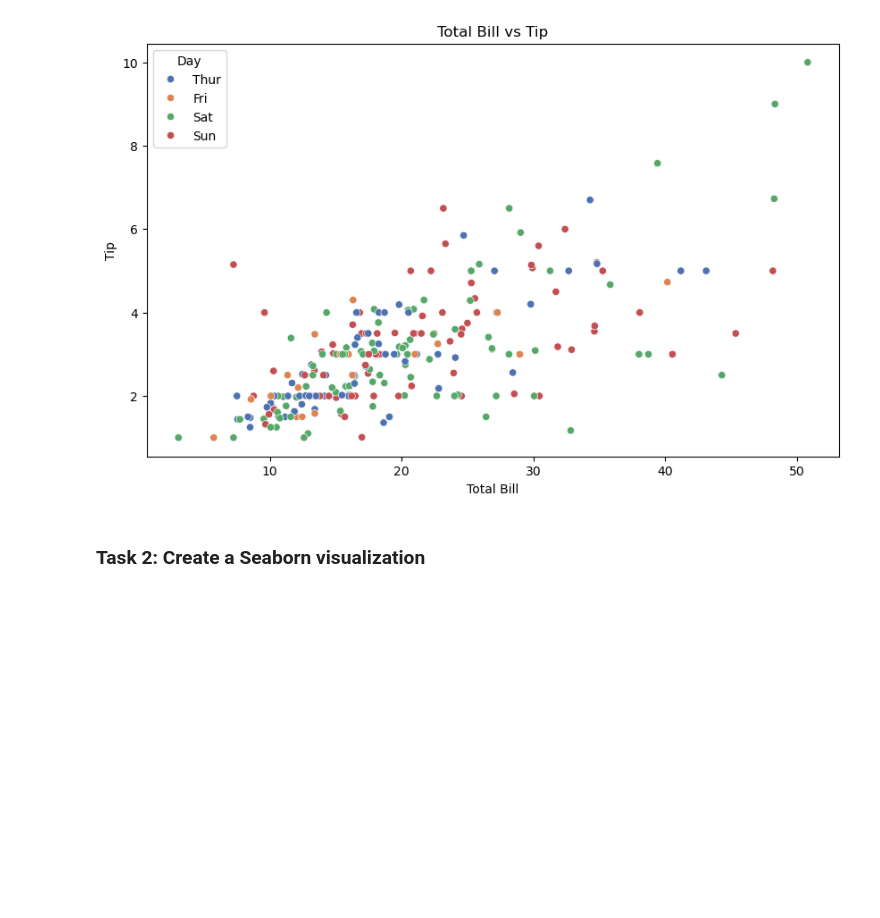
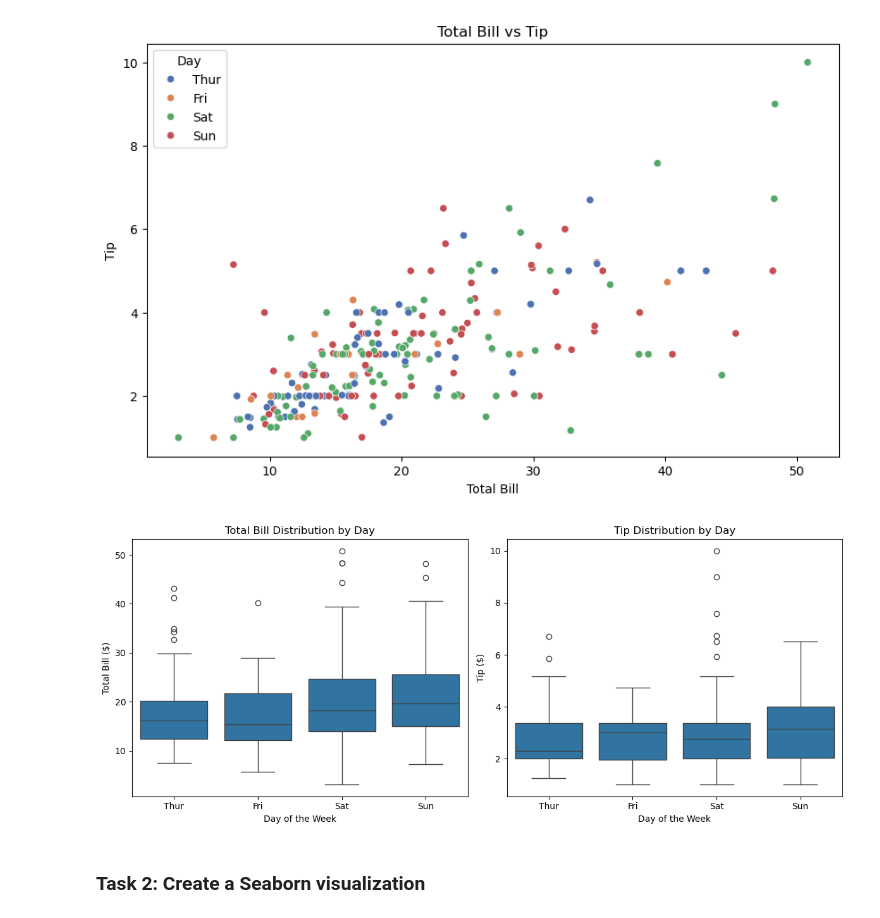
Before and after one commit to NdopnnoabasiJames/AI-ML-Activities, a Jupyter notebook: Week 3/Exercises/exercise2.ipynb, the cells around one changed output. Drawn from its saved outputs; the diff is of its cells as text; code cells hidden in the pictures; blank space fills up the shorter version.

```diff
--- a/Week 3/Exercises/exercise2.ipynb
+++ b/Week 3/Exercises/exercise2.ipynb
@@ -48,6 +48,28 @@ plt.legend(title='Day')
 plt.show()
 # %% [output]
 [figure]
+# %%
+fig, axes = plt.subplots(1, 2, figsize=(12, 5))
+
+# Boxplot for 'total_bill' by 'day'
+sns.boxplot(x='day', y='total_bill', data=tips, ax=axes[0])
+axes[0].set_title('Total Bill Distribution by Day')
+axes[0].set_xlabel('Day of the Week')
+axes[0].set_ylabel('Total Bill ($)')
+
+# Boxplot for 'tip' by 'day'
+sns.boxplot(x='day', y='tip', data=tips, ax=axes[1])
+axes[1].set_title('Tip Distribution by Day')
+axes[1].set_xlabel('Day of the Week')
+axes[1].set_ylabel('Tip ($)')
+
+# Adjust layout for better spacing
+plt.tight_layout()
+
+# Display the plot
+plt.show() # In a notebook environment
+# %% [output]
+[figure, added]
 # %% [markdown]
 ### Task 2: Create a Seaborn visualization
 # %%
```
Also changed, not shown: parts of 1 cell of this notebook, 2 other files.
